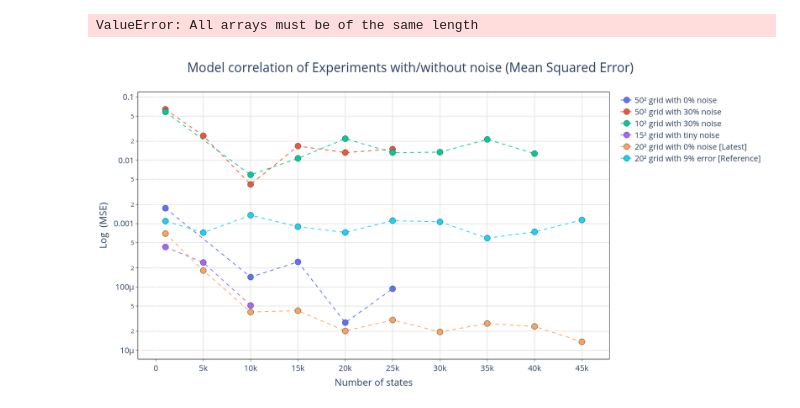
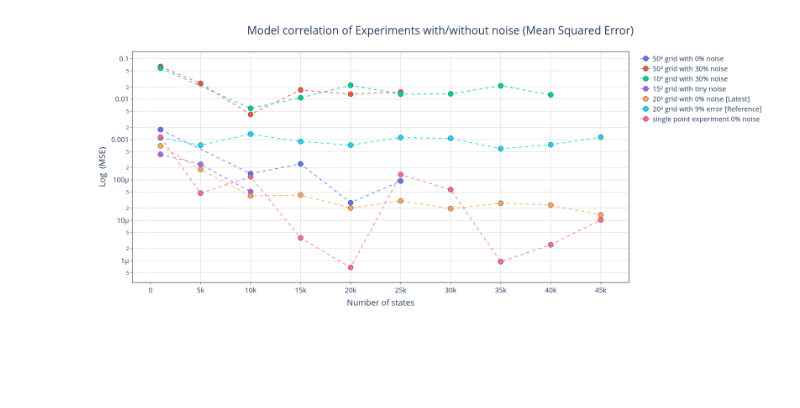
Before and after one commit to 4df31/QD-Biexciton-cascade-and-polarization-orientation-effect-on-QKD-protocol-E91, a Jupyter notebook: Plots.ipynb, the cells around one changed output. Saved outputs shown, nothing was run; the diff lists cells and outputs as text; code cells hidden in the pictures; blank space fills up the shorter version.

Commit message:
update Plots nb with plot of single point test

```diff
--- a/Plots.ipynb
+++ b/Plots.ipynb
@@ -360,7 +360,7 @@ for experiment_name in pd.read_csv(path1+'test_filenames.csv',header=None).value
     r2_15_tiny_noise.append( 1 - r2(y_true=model_dyn, y_pred=experiment) )
 
 # Single point experiments
-single_pt = pd.read_csv(path1+'NOISY_single_point_AER_SIM_30_03_2026_17_18_30.csv',header=None).dropna(axis=1, how='all').values
+single_pt = pd.read_csv(path1+'NOISY_single_point_AER_SIM_30_03_2026_17_21_00.csv',header=None).dropna(axis=1, how='all').values.flatten()
 model_single_pt = [analytical(theta=pi/3,beta=pi/4,alpha=alpha) for k in range(len(single_pt))]
 for k in range(len(single_pt)):
     mse_single_pt.append(mse_pt(y_true=model_single_pt[k],y_pred=single_pt[k]))
@@ -403,10 +403,8 @@ df_15_tiny_noise = pd.DataFrame({
 df_single_pt = pd.DataFrame({
     'Nstates': [1E3,5E3, 1E4, 1.5E4, 2E4, 2.5E4, 3E4, 3.5E4, 4E4, 4.5E4],
     'MSE': mse_single_pt,
-    'R2': r2_single_pt
+    'R2': correlation_single_pt
 })
-# %% [output]
-ValueError: All arrays must be of the same length
 # %%
 # Configuración del subplot
 fig = make_subplots(
@@ -475,7 +473,15 @@ fig.add_trace(go.Scatter(
     mode='lines+markers',
     line=dict(dash='dash')
 ))
-
+fig.add_trace(go.Scatter(
+    x=df_single_pt['Nstates'],
+    y=df_single_pt['MSE'],
+    mode='lines+markers',
+    name='single point experiment 0% noise',
+    line=dict(dash='dash')
+    ),
+row=1, col=1
+)
 
 fig.update_traces(marker=dict(size=15, line=dict(width=1, color='DarkSlateGrey')))
 fig.update_layout(
@@ -485,34 +491,34 @@ fig.update_layout(
     paper_bgcolor='white',
     plot_bgcolor='white',
     title={
         'text': "Model correlation of Experiments with/without noise (Mean Squared Error)",
         'font': {'size': 32},
         'x' :0.8
     },
     #title_text="Root Mean Squared Error"
 )
 fig.update_xaxes(
     mirror=True,
     ticks='outside',
     showline=True,
     linecolor='black',
     gridcolor='lightgrey',
     title_text='Number of states'
 
 )
 fig.update_yaxes(
     mirror=True,
     ticks='outside',
     showline=True,
     zeroline=True,
     linecolor='black',
     gridcolor='lightgrey',
     type='log',
     title_text='Log  (MSE)'
 )
 fig.show()
 # %% [output]
-[figure, old version]
+[figure, new version]
 # %%
 # Configuración del subplot
 fig = make_subplots(
```
Also changed, not shown: parts of 9 cells of this notebook.
